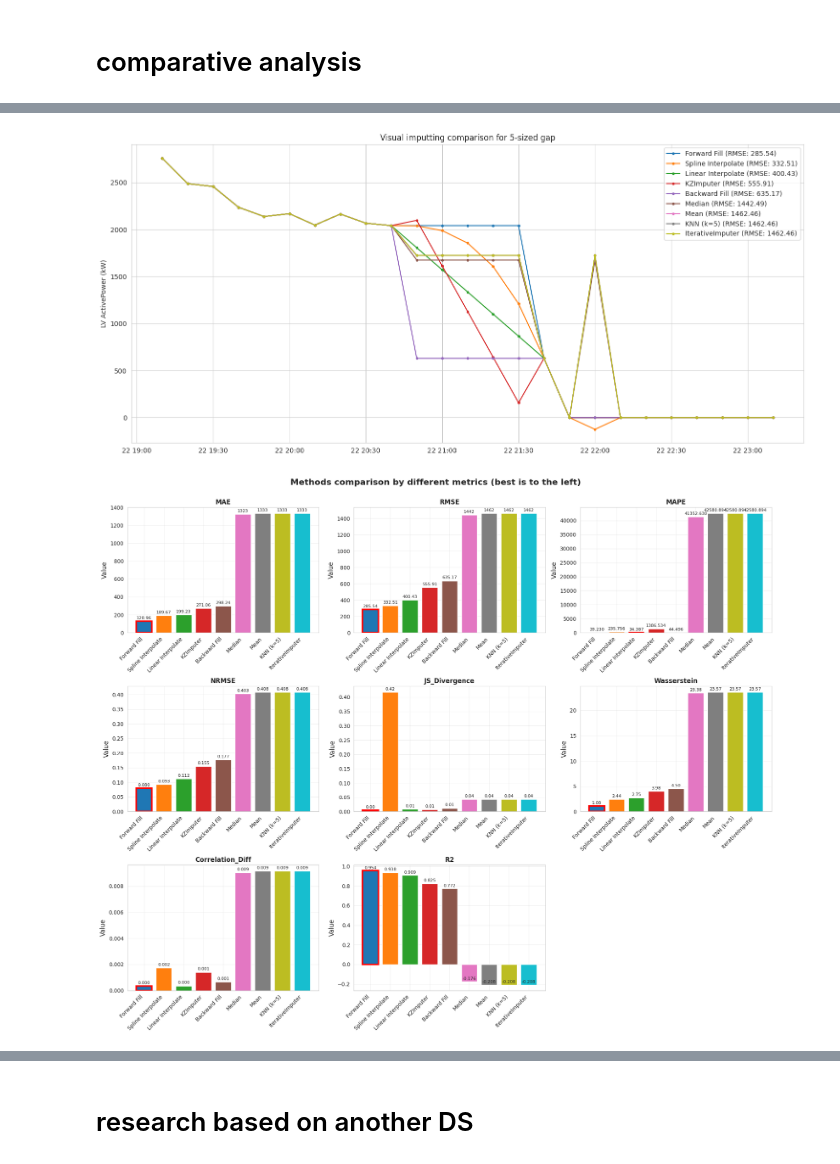
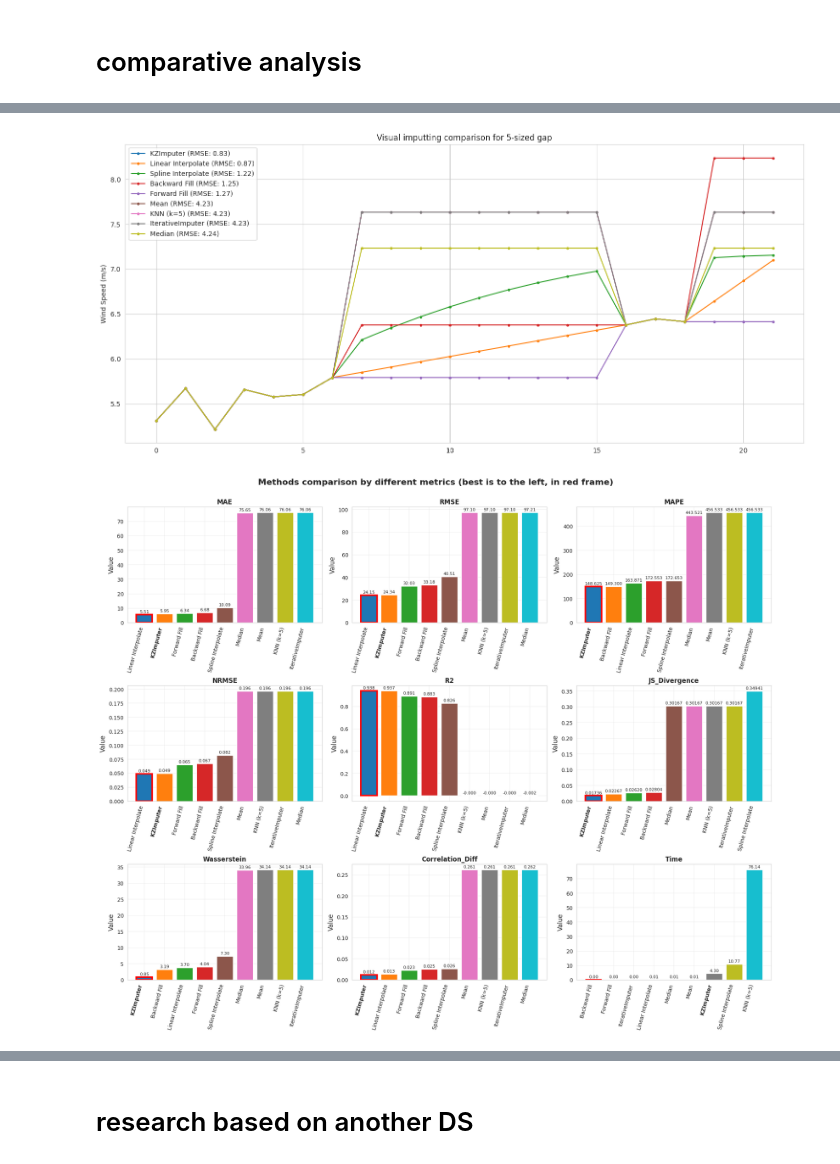
Before and after one commit to s-kav/kz_data_imputation, a Jupyter notebook: notebooks/analysis.ipynb, the cells around one changed output, grey strips where cells are left out. Saved outputs shown, nothing was run; the diff lists cells and outputs as text; code cells hidden in the pictures.

```diff
--- a/notebooks/analysis.ipynb
+++ b/notebooks/analysis.ipynb
@@ -230,11 +230,13 @@ imputers = {
     "KNN (k=5)": KNNImputer(n_neighbors = 5),
     "IterativeImputer": IterativeImputer(max_iter = 10, random_state = seed_value)
 }
+
 maximize_metrics = ['R2']
-all_main_metrics = ['MAE', 'RMSE', 'MAPE', 'NRMSE', 'R2', 'JS_Divergence', 'Wasserstein', 'Correlation_Diff', 'Time (s)']
+all_main_metrics = ['MAE', 'RMSE', 'MAPE', 'NRMSE', 'R2', 'JS_Divergence', 'Wasserstein', 'Correlation_Diff', 'Time']
 minimize_metrics = [m for m in all_main_metrics if m not in maximize_metrics]
 
 all_metrics = minimize_metrics + maximize_metrics
+
 
 def research_stage(test_series, gap_info):
 
@@ -268,7 +270,7 @@ def research_stage(test_series, gap_info):
             gap_info = gap_info,
             full_checking_flag = False
         )
-        metrics["Time (s)"] = elapsed
+        metrics["Time"] = elapsed
         metrics["Method"] = name
         results.append(metrics)
 
@@ -276,7 +278,7 @@ def research_stage(test_series, gap_info):
     results_df = results_df[[
         "MAE", "RMSE", "MAPE", "R2", "NRMSE",
         "JS_Divergence", "Wasserstein", "Correlation_Diff",
-        "Time (s)"
+        "Time"
     ]]
     return results_df
 
@@ -341,13 +343,13 @@ Series after imputation:
 # %% [markdown]
 # working with real data
 # %%
-data_file_name = 'T1.csv'
+data_file_name = 'uswtdb_v3_0_1_20200514.csv'
 
 df = pd.read_csv(data_file_name)
 # df['Date/Time'] = pd.to_datetime(df['Date/Time'], format = '%d %m %Y %H:%M')
 # df = df.set_index('Date/Time')
 
 # only needed column (name cab be chanched)
-research_name_col = 'Wind Speed (m/s)'
+research_name_col = 'p_cap'
 power_series = df[research_name_col]
 # %%
@@ -408,6 +410,7 @@ Total gaps: 45 / 114 (39.47%)
 # %% [markdown]
 # comparative analysis
 # %%
-test_series, gap_info = generate_synthetic_gaps(power_series, perc_gaps = 40, gap_type_weights = [0.01, 0.01, 0.01, 0.01, 0.96])
+test_series, gap_info = generate_synthetic_gaps(power_series, perc_gaps = 45, gap_type_weights = [0.032, 0.288, 0.253, 0.29, 0.137])
 results_df = research_stage(test_series, gap_info)
 rank_value = ranking(results_df)
+results_df
@@ -566,5 +601,6 @@ plt.show()
 # %%
 best_methods = results_df.sort_values('RMSE').index
+
 max_gap = 5
 for name in best_methods:
     if isinstance(imputers[name], str):
@@ -583,7 +619,7 @@ for name in best_methods:
         kz = KZImputer(max_gap_size = max_gap)
         imputed = kz.transform(test_series)
     else:
-        imputed_data = imputers[name].fit_transform(test_series_2d)
+        imputed_data = imputers[name].fit_transform(test_series.to_frame())
         imputed = pd.Series(imputed_data.flatten(), index=test_series.index)
 
     plt.plot(imputed.iloc[plot_slice], '.-', label = f'{name} (RMSE: {results_df.loc[name, "RMSE"]:.2f})')
@@ -595,58 +631,76 @@ plt.grid(True)
 plt.tight_layout()
 plt.show()
 # %% [output]
-[figure, old version]
+[figure, new version]
 # %%
 fig, axes = plt.subplots(3, 3, figsize=(18, 15))
 axes = axes.flatten()
 
-colors = plt.cm.tab10(np.linspace(0, 1, len(best_methods)))
+# Получите список всех методов из results_df
+all_methods = results_df.index.tolist()
+colors = plt.cm.tab10(np.linspace(0, 1, len(all_methods)))
+
+def format_label(method):
+    return f"$\\bf{{{method}}}$" if method == "KZImputer" else method
 
 for idx, metric in enumerate(all_main_metrics):
     ax = axes[idx]
 
-    metric_values = results_df[metric].loc[best_methods]
+    # Создайте DataFrame для текущей метрики
+    metric_df = results_df.reset_index()[['Method', metric]].copy()
 
-    bars = ax.bar(range(len(best_methods)), metric_values, color=colors)
+    # Сортировка по текущей метрике
+    ascending = metric in minimize_metrics
+    metric_df = metric_df.sort_values(by=metric, ascending=ascending)
 
-    ax.set_xticks(range(len(best_methods)))
-    ax.set_xticklabels(best_methods, rotation=45, ha='right', fontsize=10)
+    # Получите отсортированные значения и методы
+    sorted_methods = metric_df['Method'].tolist()
+    sorted_values = metric_df[metric].tolist()
+
+    # Форматируйте labels для отсортированных методов
+    formatted_labels = [format_label(m) for m in sorted_methods]
+
+    # Постройте график с правильными данными
+    bars = ax.bar(range(len(formatted_labels)), sorted_values, color=colors[:len(sorted_values)])
+
+    ax.set_xticks(range(len(formatted_labels)))
+    ax.set_xticklabels(formatted_labels, rotation=75, ha='right', fontsize=10)
     ax.set_ylabel('Value', fontsize=12)
     ax.set_title(f'{metric}', fontsize=12, fontweight='bold')
     ax.grid(True, alpha=0.3)
 
-    for i, (bar, value) in enumerate(zip(bars, metric_values)):
+    # Добавьте значения на столбцы
+    for i, (bar, value) in enumerate(zip(bars, sorted_values)):
         if not np.isnan(value):
             if metric in ['MAPE', 'R2', 'NRMSE', 'Correlation_Diff']:
                 text = f'{value:.3f}'
-            elif metric == ['JS_Divergence']:
+            elif metric == 'JS_Divergence':  # Исправлено: убрал список
                 text = f'{value:.5f}'
             elif metric in ['MAE', 'RMSE', 'Wasserstein']:
-                if value > 1000:
-                    text = f'{value:.0f}'
-                else:
-                    text = f'{value:.2f}'
+                text = f'{value:.0f}' if value > 1000 else f'{value:.2f}'
             else:
                 text = f'{value:.2e}' if abs(value) > 1e6 else f'{value:.2f}'
 
-            ax.text(bar.get_x() + bar.get_width()/2, bar.get_height() + 0.01*max(metric_values),
+            ax.text(bar.get_x() + bar.get_width()/2,
+                   bar.get_height() + 0.01*max([v for v in sorted_values if not np.isnan(v)]),
                    text, ha='center', va='bottom', fontsize=8, rotation=0)
 
-    if metric in minimize_metrics[:-1]:
-        best_idx = np.nanargmin(metric_values)
-    else:
-        best_idx = np.nanargmax(metric_values)
+    # Выделите лучший результат (первый в отсортированном списке)
+    if len(bars) > 0:
+        bars[0].set_edgecolor('red')
+        bars[0].set_linewidth(3)
 
-    bars[best_idx].set_edgecolor('red')
-    bars[best_idx].set_linewidth(3)
-axes[8].set_visible(False)
+# Если у вас только 8 метрик, скройте 9-й subplot
+if len(all_main_metrics) < 9:
+    axes[len(all_main_metrics)].set_visible(False)
 
-plt.suptitle('Methods comparison by different metrics (best is to the left)', fontsize=16, fontweight='bold', y=0.98)
+plt.suptitle('Methods comparison by different metrics (best is to the left, in red frame)',
+             fontsize=16, fontweight='bold', y=0.98)
 plt.tight_layout()
 plt.subplots_adjust(top=0.93)
 plt.show()
 # %% [output]
-[figure, old version]
+[figure, new version]
 # %%
 # Extra: Create a heat map for better visibility
 plt.figure(figsize=(12, 8))
```
Also changed, not shown: parts of 16 cells of this notebook, 5 other files.
